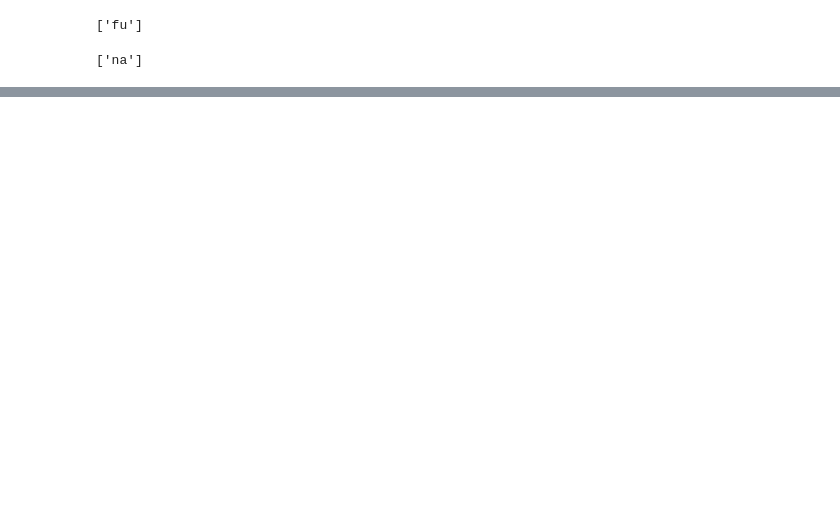
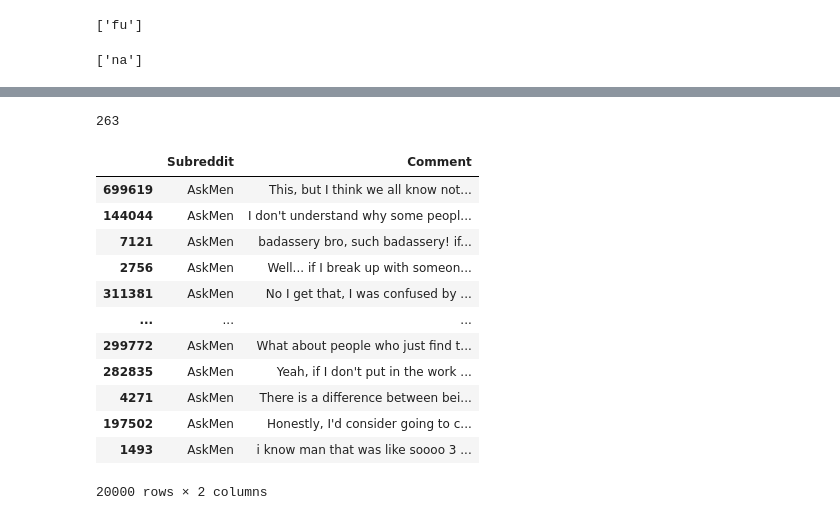
Before and after one commit to GazPrash/ClusteringRedditLanguageBiases, a Jupyter notebook: example1.ipynb, the cells around one changed output, grey strips where cells are left out. Drawn from its saved outputs; the diff is of its cells as text; code cells hidden in the pictures; blank space fills up the shorter version.

```diff
--- a/example1.ipynb
+++ b/example1.ipynb
@@ -75,0 +255,31 @@ len(broadly_correct), len(broadly_incorrect)
+# %%
+set(word_clusts1_words).intersection(set(word_clusts2_words)).__len__()
+# %% [output]
+263
+# %%
+import pandas as pd
+
+tdata = pd.read_csv("data/test_data.csv")
+askmen_extra = tdata[tdata.Subreddit == "AskMen"]
+askmen_extra = askmen_extra[["Subreddit", "Comment"]]
+
+askmen_curr = pd.read_csv("data/askmen.csv")
+askmen_curr = askmen_curr[["Subreddit", "Comment"]]
+
+askmen_total = pd.concat([askmen_extra, askmen_curr])
+ask_main_sample = askmen_total.sample(n = 20_000)
+ask_main_sample
+# %% [output]
+|  | Subreddit | Comment |
+| 699619 | AskMen | This, but I think we all know not... |
+| 144044 | AskMen | I don't understand why some peopl... |
+| 7121 | AskMen | badassery bro, such badassery! if... |
+| 2756 | AskMen | Well... if I break up with someon... |
+| 311381 | AskMen | No I get that, I was confused by ... |
+| ... | ... | ... |
+| 299772 | AskMen | What about people who just find t... |
+| 282835 | AskMen | Yeah, if I don't put in the work ... |
+| 4271 | AskMen | There is a difference between bei... |
+| 197502 | AskMen | Honestly, I'd consider going to c... |
+| 1493 | AskMen | i know man that was like soooo 3 ... |
+20000 rows × 2 columns
```
Also changed, not shown: parts of 18 cells of this notebook, 3 other files.
